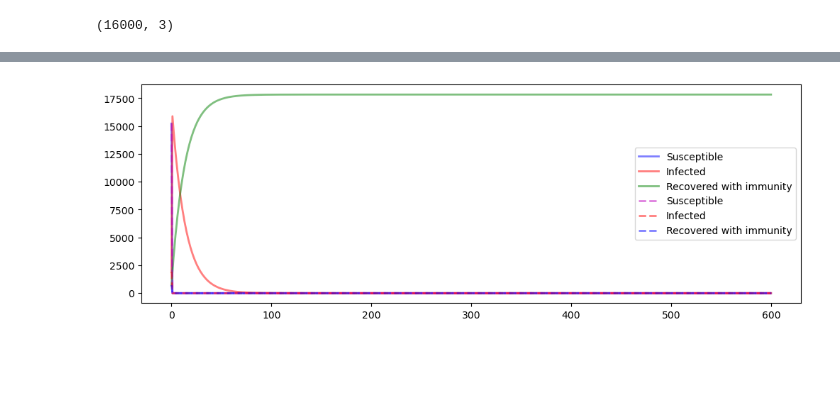
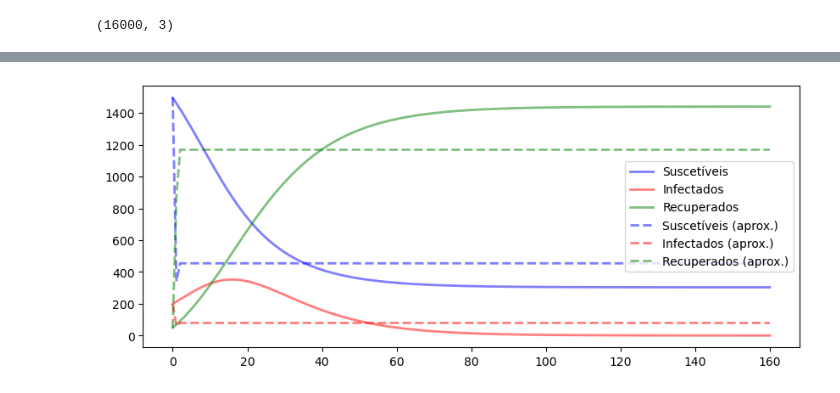
Before and after one commit to Salies/data-driven-des, a Jupyter notebook: sir.ipynb, the cells around one changed output, grey strips where cells are left out. Saved outputs shown, nothing was run; the diff lists cells and outputs as text; code cells hidden in the pictures; blank space fills up the shorter version.

```diff
--- a/sir.ipynb
+++ b/sir.ipynb
@@ -117,5 +83,6 @@ array([[[1.64700000e+00, 1.19000000e-01, 2.70000000e-02],
 # %%
 net = keras.models.Sequential()
-net.add(layers.LSTM(10, input_shape=(nn_input.shape[1], nn_input.shape[2])))
-net.add(layers.Dense(nn_input.shape[2]))
-net.compile(loss='mean_squared_error', optimizer='adam')
+net.add(layers.Dense(10, input_dim=3, activation='sigmoid'))
+net.add(layers.Dense(10, activation='relu'))
+net.add(layers.Dense(3, activation='linear'))
+net.compile(loss='mse', optimizer='adam')
@@ -140,4 +89,4 @@ Your kernel may have been built without NUMA support.
 # %%
-History = net.fit(nn_input, nn_output, epochs=10, batch_size=32)
+History = net.fit(nn_input, nn_output, epochs=10)
 # %% [output]
 Epoch 1/10
@@ -170,12 +112,6 @@ plt.plot(History.history['loss'])
 # %%
-# 2 casos testes
-num_traj = 2
-
-ynn = np.zeros((num_traj, len(t), 3))
-s_teste = np.random.randint(10000, 20000, size=num_traj)
-i_teste = np.random.randint(1000, 2000, size=num_traj)
-r_teste = np.random.randint(0, 1000, size=num_traj)
-ynn[:, 0, :] = np.array([s_teste, i_teste, r_teste]).T
+ynn = np.zeros((1, len(t), 3))
+ynn[0, 0, :] = (np.random.randint(1000, 2000), np.random.randint(100, 200), np.random.randint(0, 50))
 for jj, tval in enumerate(t[:-1]):
-    ynn[:, jj+1, :] = net.predict(ynn[:, jj, :], verbose=1)
+    ynn[0, jj + 1, :] = net.predict(ynn[:, jj, :], verbose = 1)
 # %% [output]
@@ -220,16 +135,18 @@ print(y_t_2)
+# %%
+y0 = ynn[0, 0, :]
+y_t = integrate.odeint(sir_deriv, y0, t)
 # %%
-# plot y_t_1
-fig = plt.figure(figsize=(12, 4))
+# plot y_t
+fig = plt.figure(figsize=(10, 4))
 ax = fig.add_subplot(111, axisbelow=True)
-# Calculated
-ax.plot(t, y_t_1[:, 0], 'b', alpha=0.5, lw=2, label='Susceptible')
-ax.plot(t, y_t_1[:, 1], 'r', alpha=0.5, lw=2, label='Infected')
-ax.plot(t, y_t_1[:, 2], 'g', alpha=0.5, lw=2, label='Recovered with immunity')
-# Predicted (plot with dotted lines)
-ax.plot(t, ynn[0, :, 0], 'm--', alpha=0.5, lw=2, label='Susceptible')
-ax.plot(t, ynn[0, :, 1], 'r--', alpha=0.5, lw=2, label='Infected')
-ax.plot(t, ynn[0, :, 2], 'b--', alpha=0.5, lw=2, label='Recovered with immunity')
+ax.plot(t, y_t[:, 0], 'b', alpha=0.5, lw=2, label='Suscetíveis')
+ax.plot(t, y_t[:, 1], 'r', alpha=0.5, lw=2, label='Infectados')
+ax.plot(t, y_t[:, 2], 'g', alpha=0.5, lw=2, label='Recuperados')
+# plot prediction
+ax.plot(t, ynn[0, :, 0], 'b--', alpha=0.5, lw=2, label='Suscetíveis (aprox.)')
+ax.plot(t, ynn[0, :, 1], 'r--', alpha=0.5, lw=2, label='Infectados (aprox.)')
+ax.plot(t, ynn[0, :, 2], 'g--', alpha=0.5, lw=2, label='Recuperados (aprox.)')
 plt.legend()
 plt.show()
 # %% [output]
-[figure, old version]
+[figure, new version]
```
Also changed, not shown: parts of 16 cells of this notebook.
